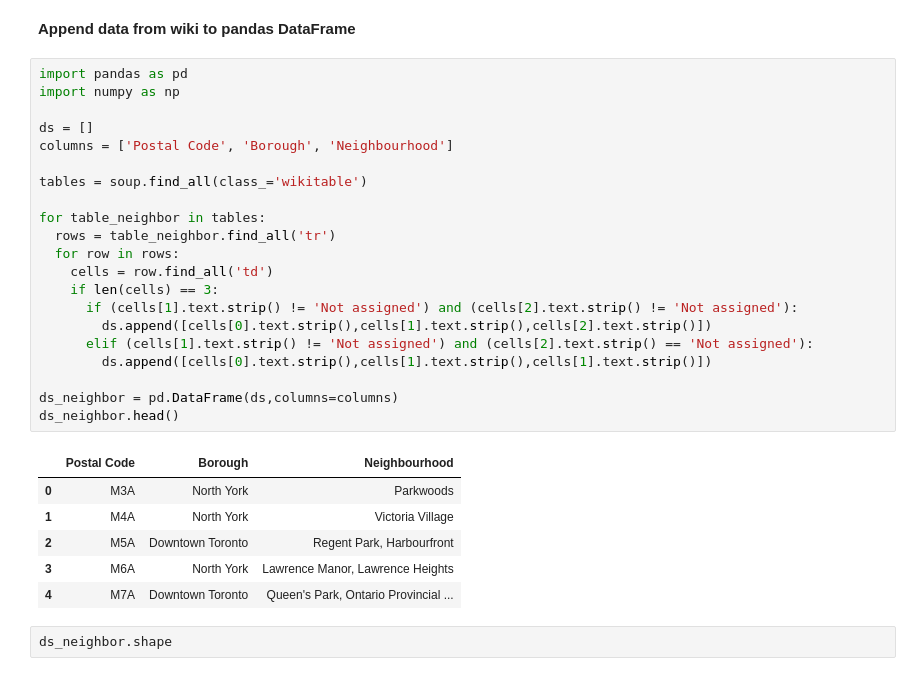
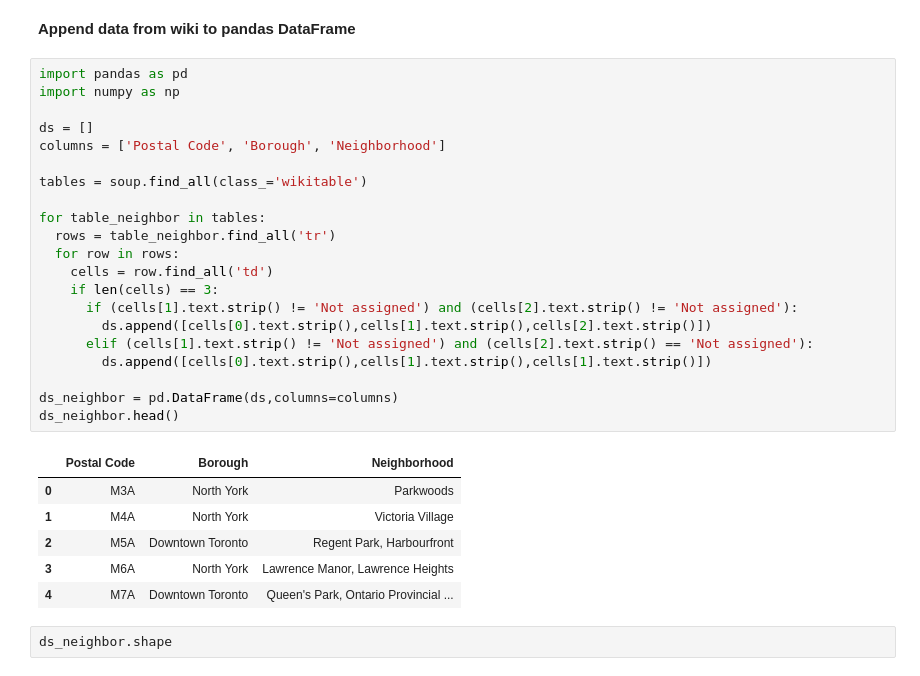
Before and after one commit to kevinbui0410/Coursera_Capstone, a Jupyter notebook: Toronto_Neighborhoods.ipynb, the cells around one changed output. Cells and saved outputs as stored; diff of their text form.

```diff
--- a/Toronto_Neighborhoods.ipynb
+++ b/Toronto_Neighborhoods.ipynb
@@ -21,26 +21,26 @@ soup = BeautifulSoup(page.text, 'html.parser')
 # %%
 import pandas as pd
 import numpy as np
 
 ds = []
-columns = ['Postal Code', 'Borough', 'Neighbourhood']
+columns = ['Postal Code', 'Borough', 'Neighborhood']
 
 tables = soup.find_all(class_='wikitable')
 
 for table_neighbor in tables:
   rows = table_neighbor.find_all('tr')
   for row in rows:
     cells = row.find_all('td')
     if len(cells) == 3:
       if (cells[1].text.strip() != 'Not assigned') and (cells[2].text.strip() != 'Not assigned'):
         ds.append([cells[0].text.strip(),cells[1].text.strip(),cells[2].text.strip()])
       elif (cells[1].text.strip() != 'Not assigned') and (cells[2].text.strip() == 'Not assigned'):
         ds.append([cells[0].text.strip(),cells[1].text.strip(),cells[1].text.strip()])
 
 ds_neighbor = pd.DataFrame(ds,columns=columns)
 ds_neighbor.head()
 # %% [output]
-|  | Postal Code | Borough | Neighbourhood |
+|  | Postal Code | Borough | Neighborhood |
 | 0 | M3A | North York | Parkwoods |
 | 1 | M4A | North York | Victoria Village |
 | 2 | M5A | Downtown Toronto | Regent Park, Harbourfront |
```
Also changed, not shown: parts of 64 cells of this notebook.
